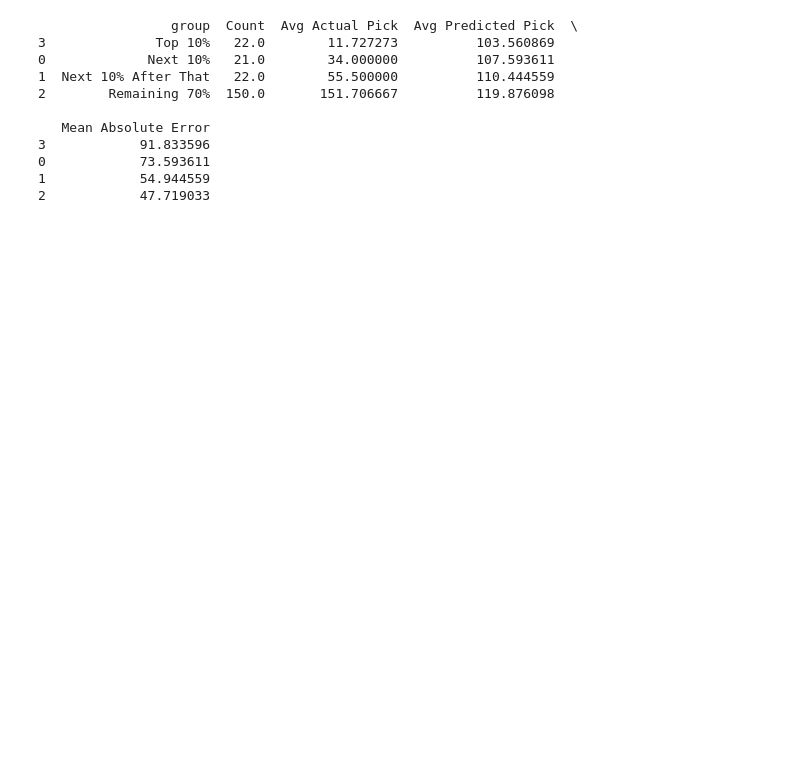
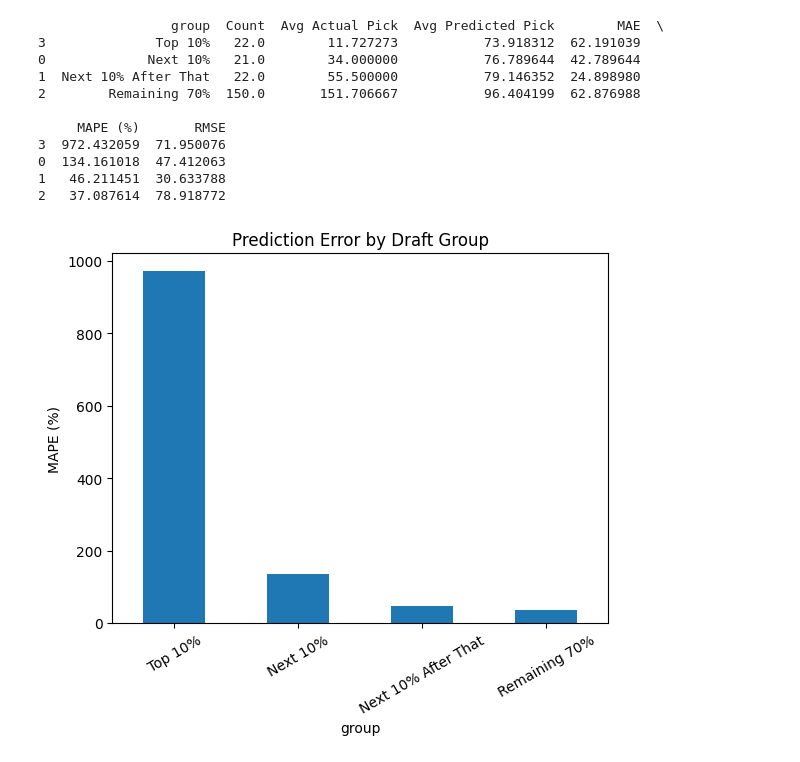
Before and after one commit to alexlevkulich/BSAN-Project, a Jupyter notebook: BSANFinal.ipynb/BSANFinal.ipynb, the cells around one changed output. Saved outputs shown, nothing was run; the diff lists cells and outputs as text; code cells hidden in the pictures; blank space fills up the shorter version.

```diff
--- a/BSANFinal.ipynb/BSANFinal.ipynb
+++ b/BSANFinal.ipynb/BSANFinal.ipynb
@@ -151,0 +155,2 @@ strong multicollinearity or other numerical problems.
+# %%
+X_small = model_df[["40yd", "Vertical", "AveragePPA All"] + [col for col in model_df.columns if "Pos_" in col]]
@@ -152,5 +181,5 @@ strong multicollinearity or other numerical problems.
 # %%
-model_df["predicted_pick"] = model.fittedvalues
+model_df["predicted_pick"] = np.exp(model.fittedvalues)
 # %%
 model_df["percentile"] = pd.qcut(model_df["Pick"], 10, labels=False)
 # %%
@@ -165,32 +194,52 @@ def assign_group(p):
         return "Remaining 70%"
 
 model_df["group"] = model_df["percentile"].apply(assign_group)
+# %%
+group_summary = model_df.groupby("group").apply(
+    lambda x: pd.Series({
+        "Count": len(x),
+        "Avg Actual Pick": x["Pick"].mean(),
+        "Avg Predicted Pick": x["predicted_pick"].mean(),
+        "MAE": abs(x["Pick"] - x["predicted_pick"]).mean(),
+        "MAPE (%)": (abs(x["Pick"] - x["predicted_pick"]) / x["Pick"]).mean() * 100,
+        "RMSE": np.sqrt(((x["Pick"] - x["predicted_pick"])**2).mean())
+    })
+).reset_index()
 # %%
-group_summary = model_df.groupby("group").apply(
-    lambda x: pd.Series({
-        "Count": len(x),
-        "Avg Actual Pick": x["Pick"].mean(),
-        "Avg Predicted Pick": x["predicted_pick"].mean(),
-        "Mean Absolute Error": abs(x["Pick"] - x["predicted_pick"]).mean()
-    })
-).reset_index()
+order = ["Top 10%", "Next 10%", "Next 10% After That", "Remaining 70%"]
 
-# Sort nicely
-order = ["Top 10%", "Next 10%", "Next 10% After That", "Remaining 70%"]
-group_summary["group"] = pd.Categorical(group_summary["group"], categories=order, ordered=True)
+group_summary["group"] = pd.Categorical(
+    group_summary["group"],
+    categories=order,
+    ordered=True
+)
 
 group_summary = group_summary.sort_values("group")
 
 print(group_summary)
 # %% [output]
-                 group  Count  Avg Actual Pick  Avg Predicted Pick  \
-3              Top 10%   22.0        11.727273          103.560869
-0             Next 10%   21.0        34.000000          107.593611
-1  Next 10% After That   22.0        55.500000          110.444559
-2        Remaining 70%  150.0       151.706667          119.876098
+                 group  Count  Avg Actual Pick  Avg Predicted Pick        MAE  \
+3              Top 10%   22.0        11.727273           73.918312  62.191039
+0             Next 10%   21.0        34.000000           76.789644  42.789644
+1  Next 10% After That   22.0        55.500000           79.146352  24.898980
+2        Remaining 70%  150.0       151.706667           96.404199  62.876988
 
-   Mean Absolute Error
-3            91.833596
-0            73.593611
-1            54.944559
-2            47.719033
+     MAPE (%)       RMSE
+3  972.432059  71.950076
+0  134.161018  47.412063
+1   46.211451  30.633788
+2   37.087614  78.918772
+# %%
+group_summary.plot(
+    x="group",
+    y="MAPE (%)",
+    kind="bar",
+    legend=False
+)
+
+plt.title("Prediction Error by Draft Group")
+plt.ylabel("MAPE (%)")
+plt.xticks(rotation=30)
+plt.show()
+# %% [output]
+[figure, added]
```
Also changed, not shown: parts of 23 cells of this notebook.
